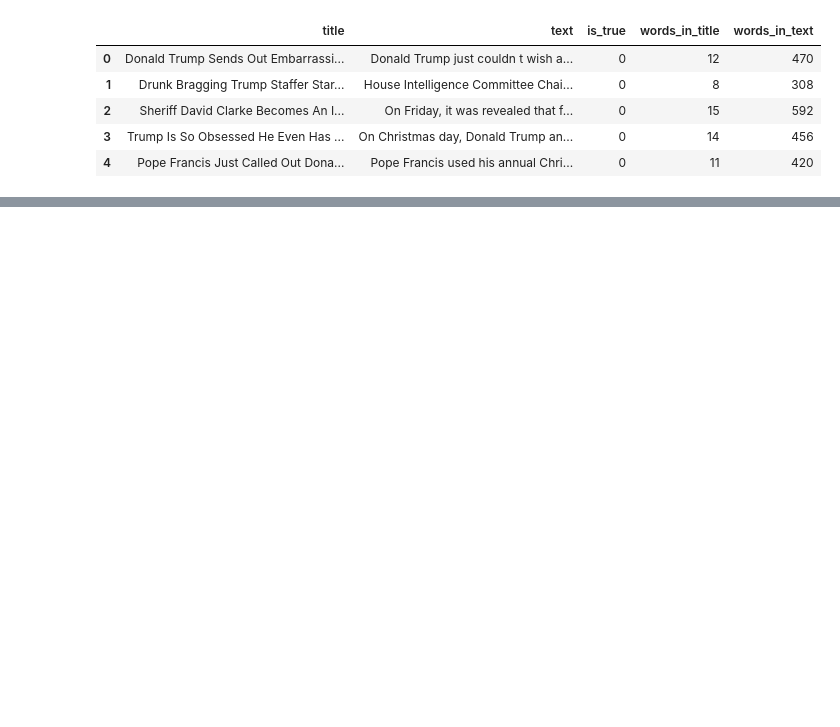
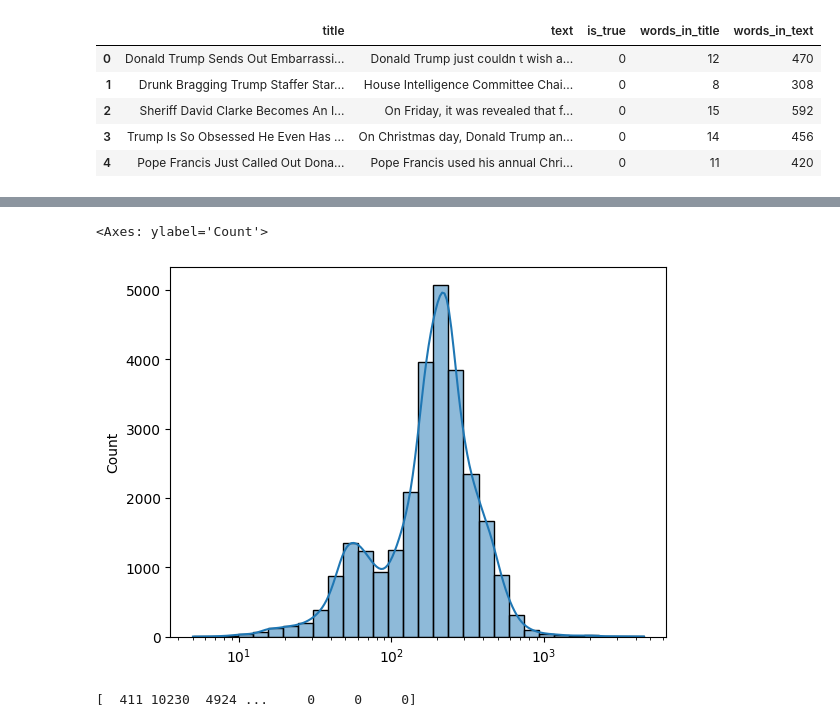
Before and after one commit to NoxFort1/fake-news-detector, a Jupyter notebook: notebooks/02_preprocessing.ipynb, the cells around one changed output, grey strips where cells are left out. Saved outputs shown, nothing was run; the diff lists cells and outputs as text; code cells hidden in the pictures; blank space fills up the shorter version.

```diff
--- a/notebooks/02_preprocessing.ipynb
+++ b/notebooks/02_preprocessing.ipynb
@@ -35,0 +139,3 @@ df['text_clean'] = df['text'].apply(clean_text)
+# %%
+X_train, X_temp, y_train, y_temp = train_test_split(df['text_joined'], df['is_true'], test_size = 0.3, random_state = 42, shuffle = True)
+X_val, X_test, y_val, y_test = train_test_split(X_temp, y_temp, test_size = 0.5, random_state = 42, shuffle = True)
@@ -35,0 +153,6 @@ df['text_clean'] = df['text'].apply(clean_text)
+# %%
+tokenizer = Tokenizer(num_words = number_of_words)
+tokenizer.fit_on_texts(X_train)
+train_sequences = tokenizer.texts_to_sequences(X_train)
+validation_sequences = tokenizer.texts_to_sequences(X_val)
+test_sequences = tokenizer.texts_to_sequences(X_test)
@@ -35,0 +171,5 @@ df['text_clean'] = df['text'].apply(clean_text)
+# %%
+sns.histplot(x = [len(seq) for seq in train_sequences], bins = 30, kde = True, log_scale = True)
+# %% [output]
+<Axes: ylabel='Count'>
+[figure, added]
@@ -35,0 +180,4 @@ df['text_clean'] = df['text'].apply(clean_text)
+# %%
+print(padded_train[0])
+# %% [output]
+[  411 10230  4924 ...     0     0     0]
```
Also changed, not shown: parts of 24 cells of this notebook.
